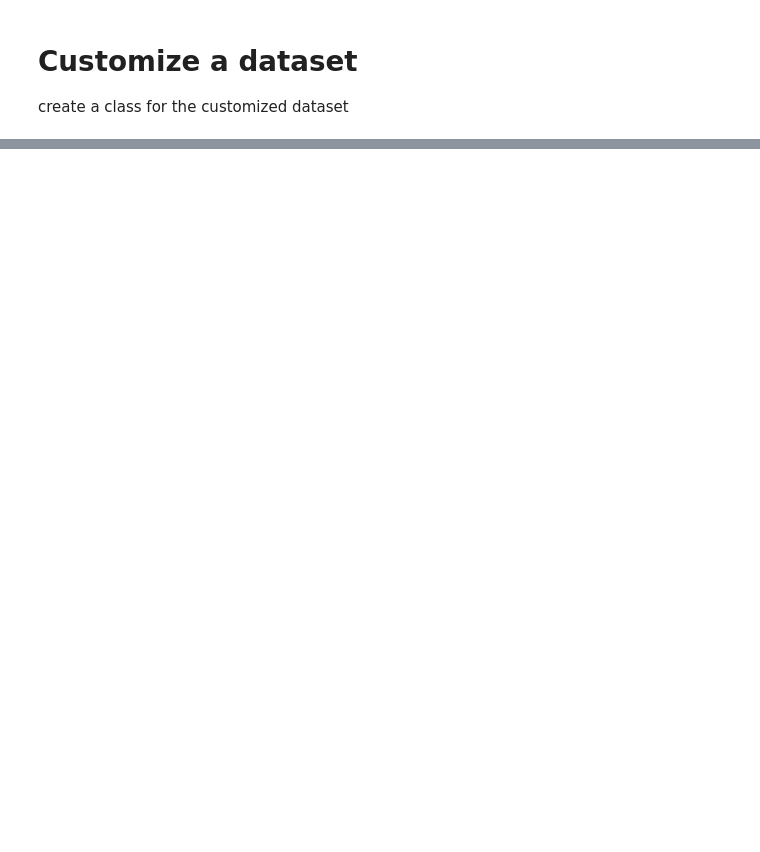
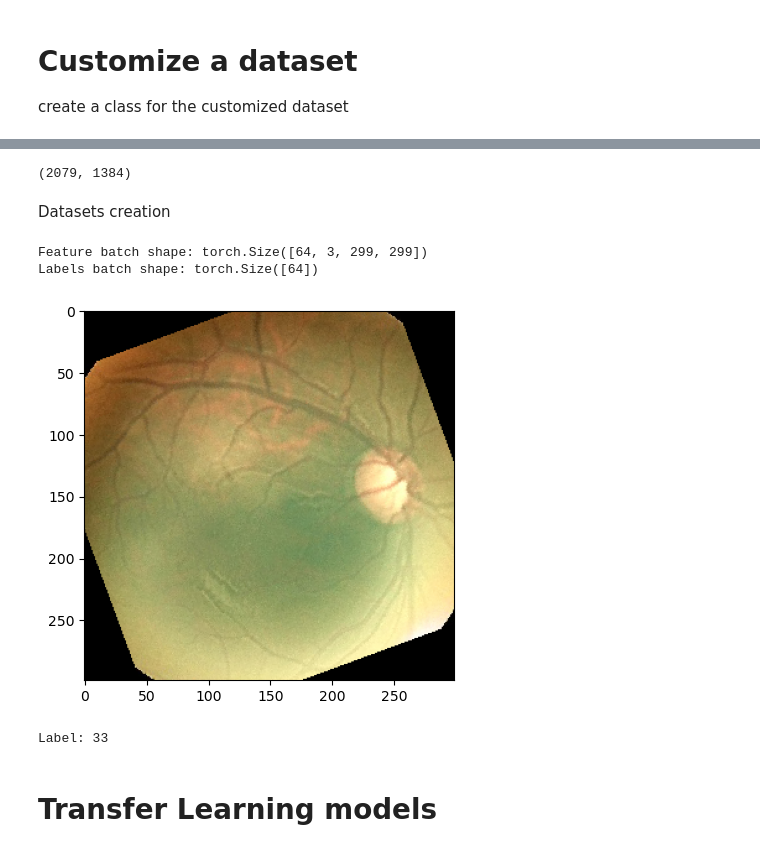
Before and after one commit to SAutum/fundusfunfunf, a Jupyter notebook: 02_transfer_learning_classification.ipynb, the cells around one changed output, grey strips where cells are left out. Drawn from its saved outputs; the diff is of its cells as text; code cells hidden in the pictures; blank space fills up the shorter version.

Commit message:
feat/transfer-learning

```diff
--- a/02_transfer_learning_classification.ipynb
+++ b/02_transfer_learning_classification.ipynb
@@ -64,6 +6,7 @@ import os
 import pandas as pd
 from torchvision.io import read_image
 from torch.utils.data import Dataset
+from PIL import Image
 
 class fundusisnotfun(Dataset):
     def __init__(self, annotations_file, img_dir, transform=None, target_transform=None):
@@ -77,7 +20,7 @@ class fundusisnotfun(Dataset):
 
     def __getitem__(self, idx):
         img_path = os.path.join(self.img_dir, self.img_labels.iloc[idx, 0])
-        image = read_image(img_path)
+        image = Image.open(img_path)
         label = self.img_labels.iloc[idx, 1]
         if self.transform:
             image = self.transform(image)
@@ -104,0 +97,76 @@ labels.to_csv('labels.csv')
+# %%
+# Use stratified method to select samples, leave 20% for testing, together with unhealthy ones
+healthy_labels = pd.read_csv('healthy_labels.csv')
+train = healthy_labels.groupby('age', group_keys=False).apply(lambda x: x.sample(min(len(x), 65)))
+test = healthy_labels[~healthy_labels.index.isin(train.index)]
+test = pd.concat((test, unhealthy_labels.sample(1000)))
+train.to_csv('labels_train.csv', index=False)
+test.to_csv('labels_test.csv', index=False)
+(len(train), len(test))
+# %% [output]
+(2079, 1384)
+# %% [markdown]
+Datasets creation
+# %%
+# Function to calculate mean and std
+def get_mean_std(loader):
+    channels_sum, channels_squared_sum, num_batches = 0, 0, 0
+
+    for data, _ in loader:
+        channels_sum += torch.mean(data)
+        channels_squared_sum += torch.mean(data**2)
+        num_batches += 1
+
+    mean = channels_sum / num_batches
+    std = (channels_squared_sum / num_batches - mean**2)**0.5
+    return mean, std
+# %%
+from torch.utils.data import DataLoader
+import torch
+import torchvision.transforms as T
+import matplotlib.pyplot as plt
+
+plain_transform = T.Compose([
+        T.ToTensor()]
+)
+
+training_data_plain = fundusisnotfun(img_dir='images_cropped', transform=plain_transform, annotations_file='labels_train.csv')
+test_data = fundusisnotfun(img_dir='images_cropped', transform=plain_transform,annotations_file='labels_test.csv')
+
+train_loader_plain = DataLoader(training_data_plain, batch_size=64, shuffle=True)
+test_loader = DataLoader(test_data, batch_size=64, shuffle=True)
+mean, std = get_mean_std(train_loader_plain)
+mean = torch.tensor([mean], dtype=torch.float32)
+std = torch.tensor([std], dtype=torch.float32)
+
+# start augmentation
+color_jitter = T.ColorJitter(brightness=0.2, contrast=0.1)
+train_transform_augs = T.Compose([
+        T.ToTensor(),
+        T.RandomHorizontalFlip(),
+        T.RandomVerticalFlip(),
+        T.RandomRotation([0, 180]),
+        # T.RandomResizedCrop(size=244, scale=(0.9,1),antialias=True),
+        # T.RandomApply([color_jitter], p=0.8),
+        # T.Normalize(list(mean), list(std))])
+])
+
+training_data = fundusisnotfun(img_dir='images_cropped', transform=train_transform_augs, annotations_file='labels_train.csv')
+train_loader = DataLoader(training_data, batch_size=64, shuffle=True)
+
+# Display image and label.
+train_features, train_labels = next(iter(train_loader))
+print(f"Feature batch shape: {train_features.size()}")
+print(f"Labels batch shape: {train_labels.size()}")
+img = train_features[0].squeeze()
+label = train_labels[0]
+plt.imshow(img.T)
+plt.show()
+print(f"Label: {label}")
+# %% [output]
+Feature batch shape: torch.Size([64, 3, 299, 299])
+Labels batch shape: torch.Size([64])
+[figure, added]
+Label: 33
+# %% [markdown]
+# Transfer Learning models
```
Also changed, not shown: parts of 19 cells of this notebook, 12 other files.
